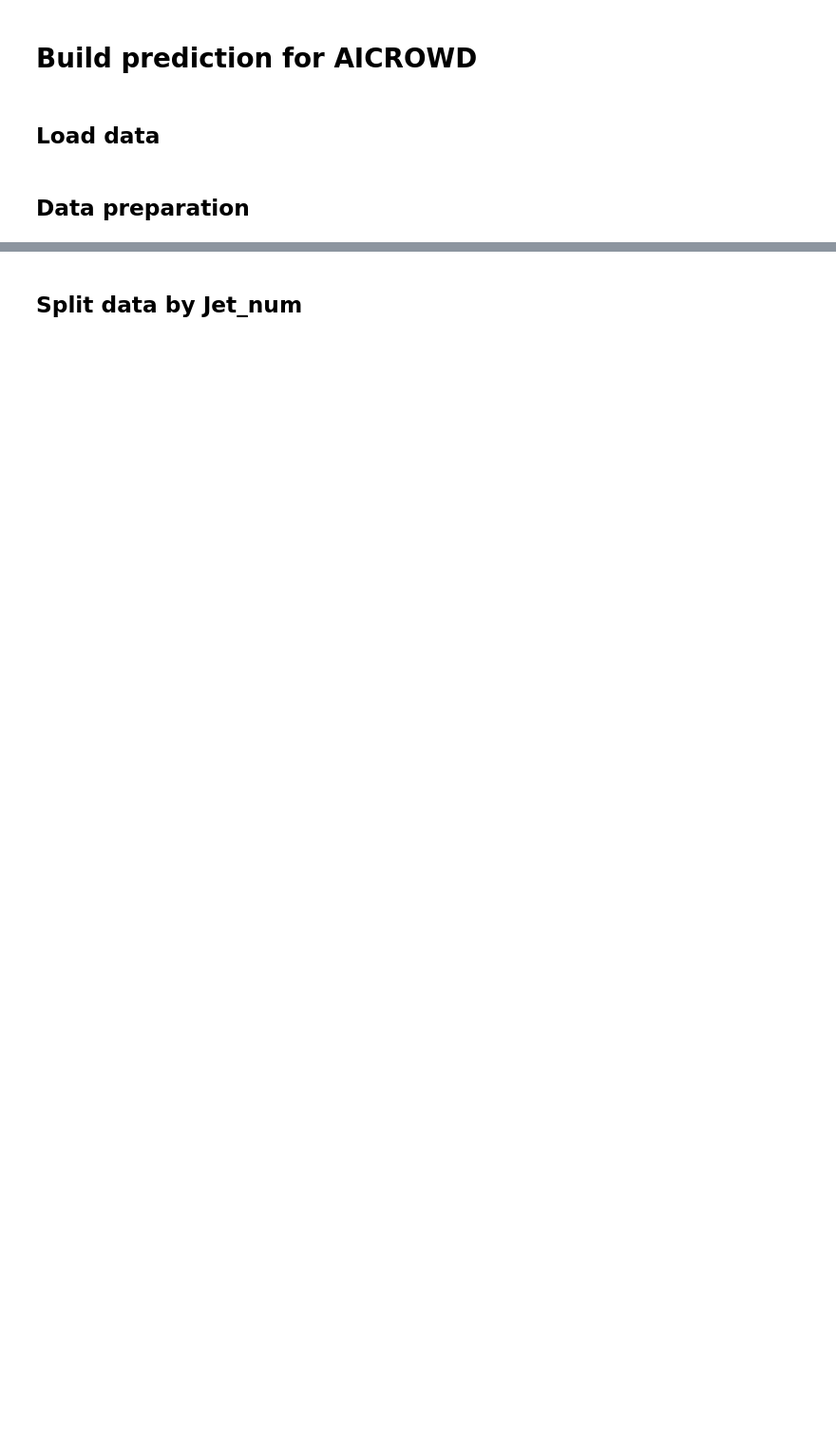
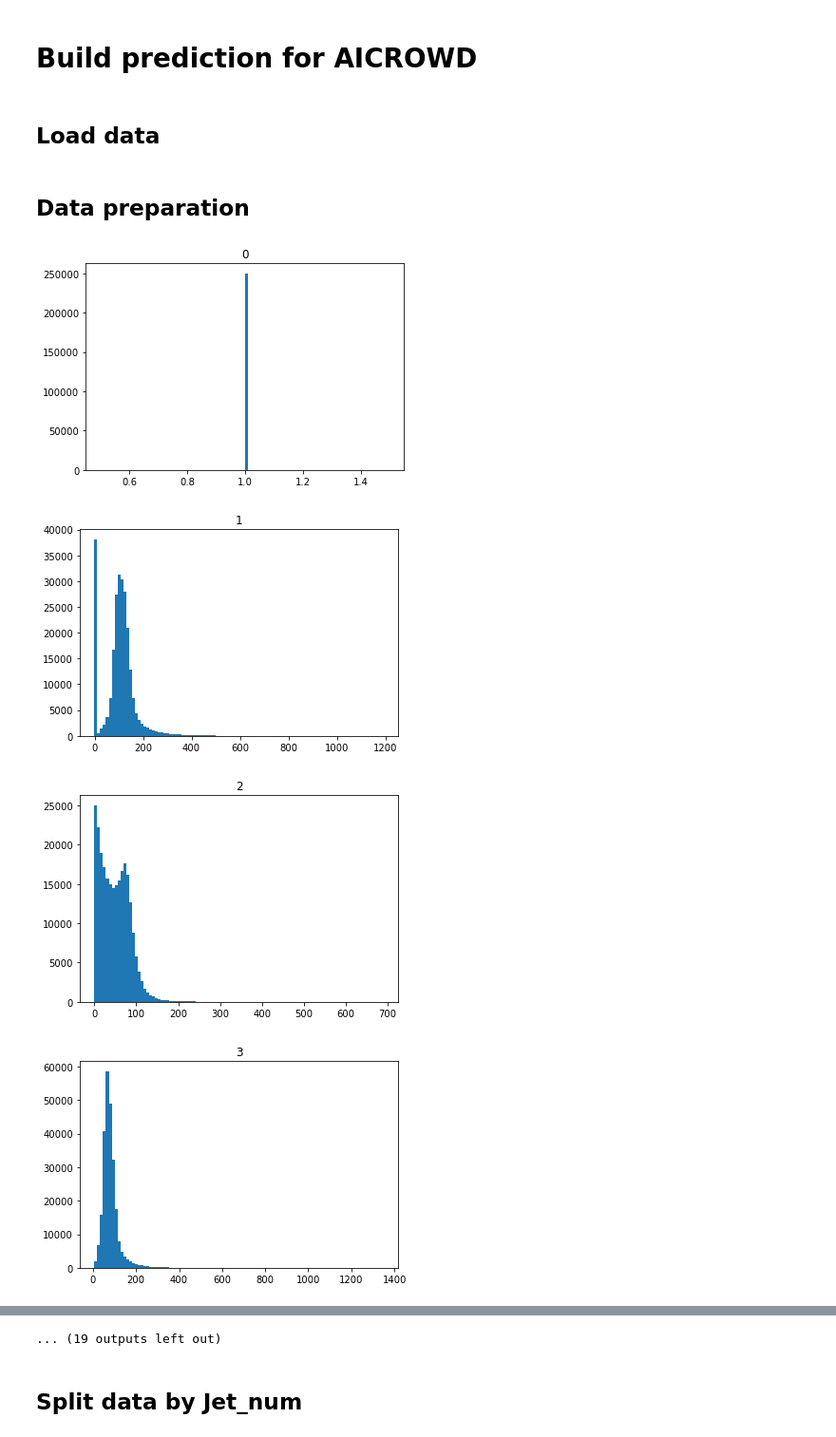
Before and after one commit to Ledz96/ML_Project_1, a Jupyter notebook: Predictions_roots.ipynb, the cells around one changed output, grey strips where cells are left out. Shown at 95% size. Saved outputs shown, nothing was run; the diff lists cells and outputs as text; code cells hidden in the pictures; blank space fills up the shorter version.

```diff
--- a/Predictions_roots.ipynb
+++ b/Predictions_roots.ipynb
@@ -32,3 +32,16 @@ X_test_del = delete_nans_indexes(X_nans_test, del_indexes)
 # %%
 # Replace remaining nans with corresponding feature median
 X_test_clean = replace_test_nans_with_median(X_test_del, X_clean)
+# %%
+import matplotlib.pyplot as plt
+
+for col in range(X_clean.shape[1]):
+    plt.figure()
+    plt.hist(X_clean[:,col], bins=100)
+    plt.title(col)
+    plt.show()
+# %% [output]
+[figure, added]
+[figure, added]
+[figure, added]
+[figure, added]
@@ -35,3 +56,4 @@ X_test_clean = replace_test_nans_with_median(X_test_del, X_clean)
+... (19 outputs left out)
 # %% [markdown]
 ## Split data by Jet_num
 # %%
```
Also changed, not shown: parts of 9 cells of this notebook, 2 other files.
